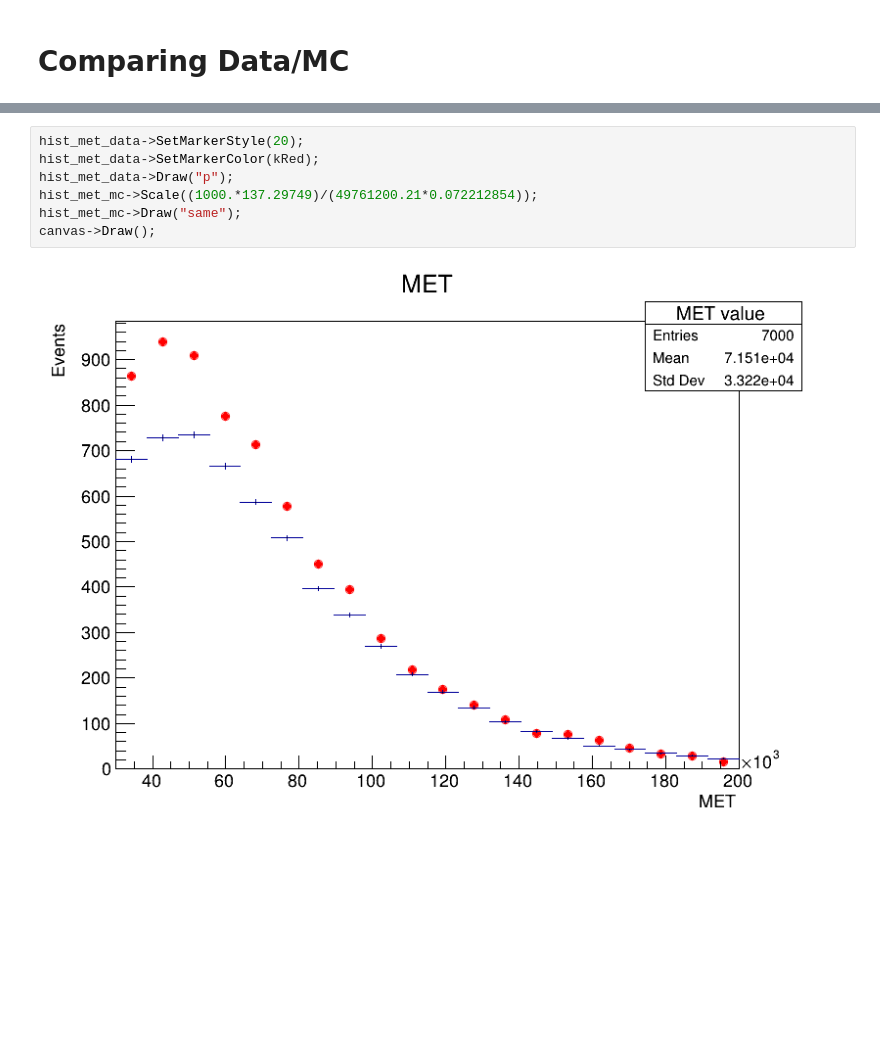
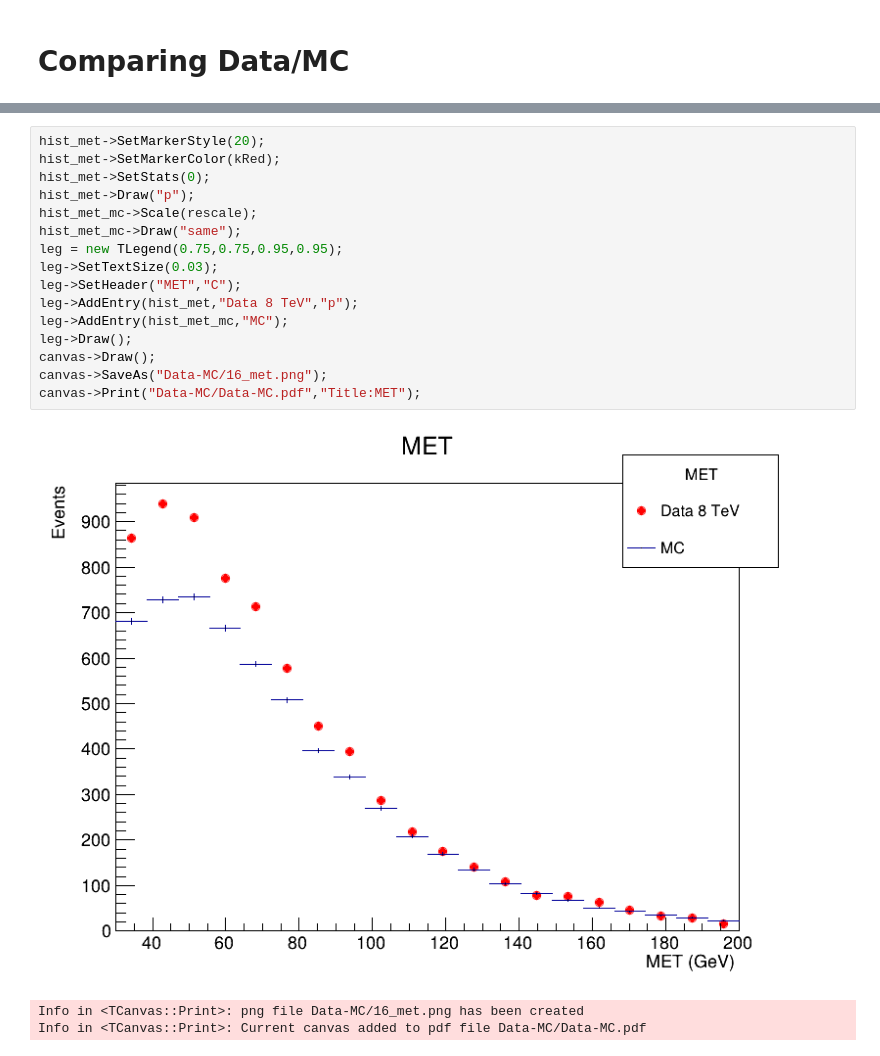
Before and after one commit to anmgomezmo/Excercises_3_root, a Jupyter notebook: ScaleFactors.ipynb, the cells around one changed output, grey strips where cells are left out. Cells and saved outputs as stored; diff of their text form; blank space fills up the shorter version.

Commit message:
Added pictures of comparing Data to MC

```diff
--- a/ScaleFactors.ipynb
+++ b/ScaleFactors.ipynb
@@ -349,10 +710,21 @@ canvas->Draw();
 # %%
-hist_met_data->SetMarkerStyle(20);
-hist_met_data->SetMarkerColor(kRed);
-hist_met_data->Draw("p");
-hist_met_mc->Scale((1000.*137.29749)/(49761200.21*0.072212854));
+hist_met->SetMarkerStyle(20);
+hist_met->SetMarkerColor(kRed);
+hist_met->SetStats(0);
+hist_met->Draw("p");
+hist_met_mc->Scale(rescale);
 hist_met_mc->Draw("same");
+leg = new TLegend(0.75,0.75,0.95,0.95);
+leg->SetTextSize(0.03);
+leg->SetHeader("MET","C");
+leg->AddEntry(hist_met,"Data 8 TeV","p");
+leg->AddEntry(hist_met_mc,"MC");
+leg->Draw();
 canvas->Draw();
+canvas->SaveAs("Data-MC/16_met.png");
+canvas->Print("Data-MC/Data-MC.pdf","Title:MET");
 # %% [output]
-[figure, old version]
+[figure, new version]
+Info in <TCanvas::Print>: png file Data-MC/16_met.png has been created
+Info in <TCanvas::Print>: Current canvas added to pdf file Data-MC/Data-MC.pdf
 # %%
```
Also changed, not shown: parts of 38 cells of this notebook, 22 other files.
